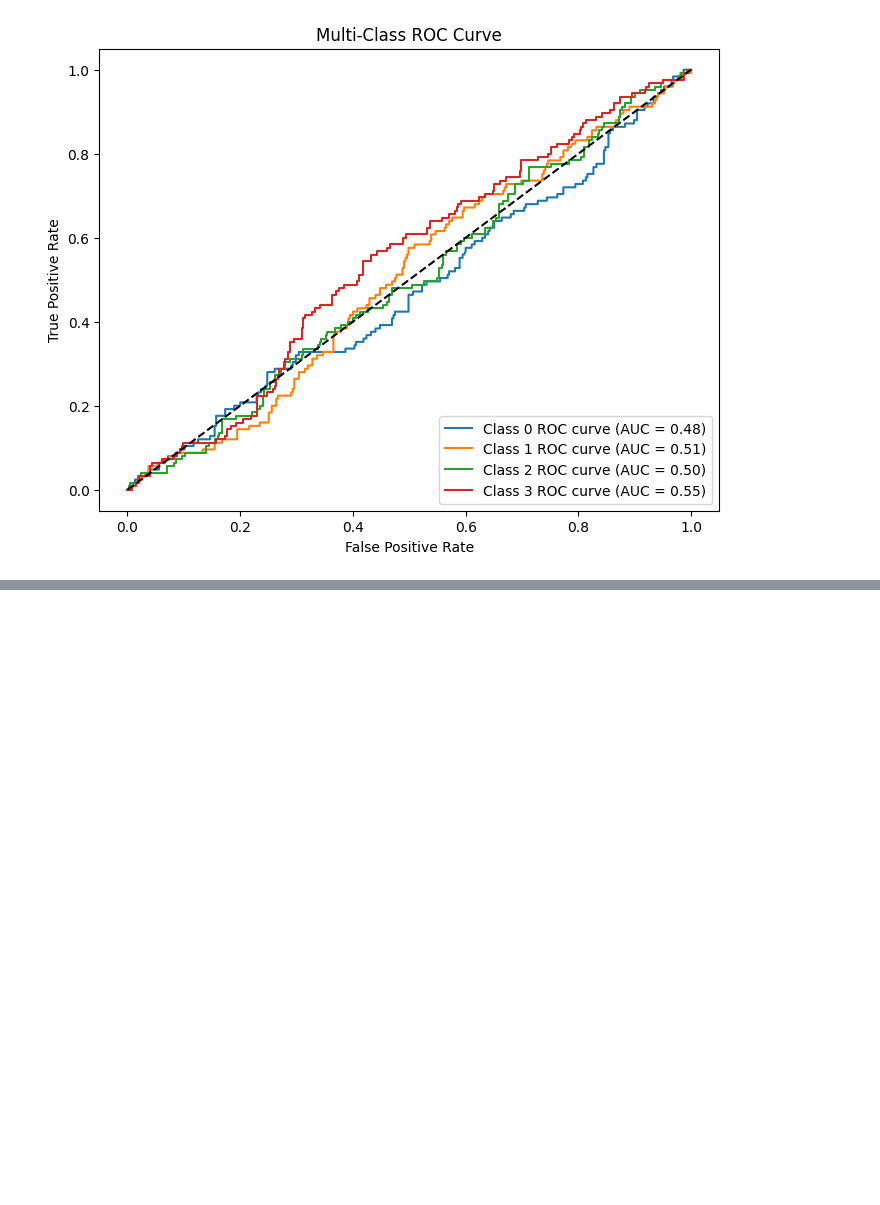
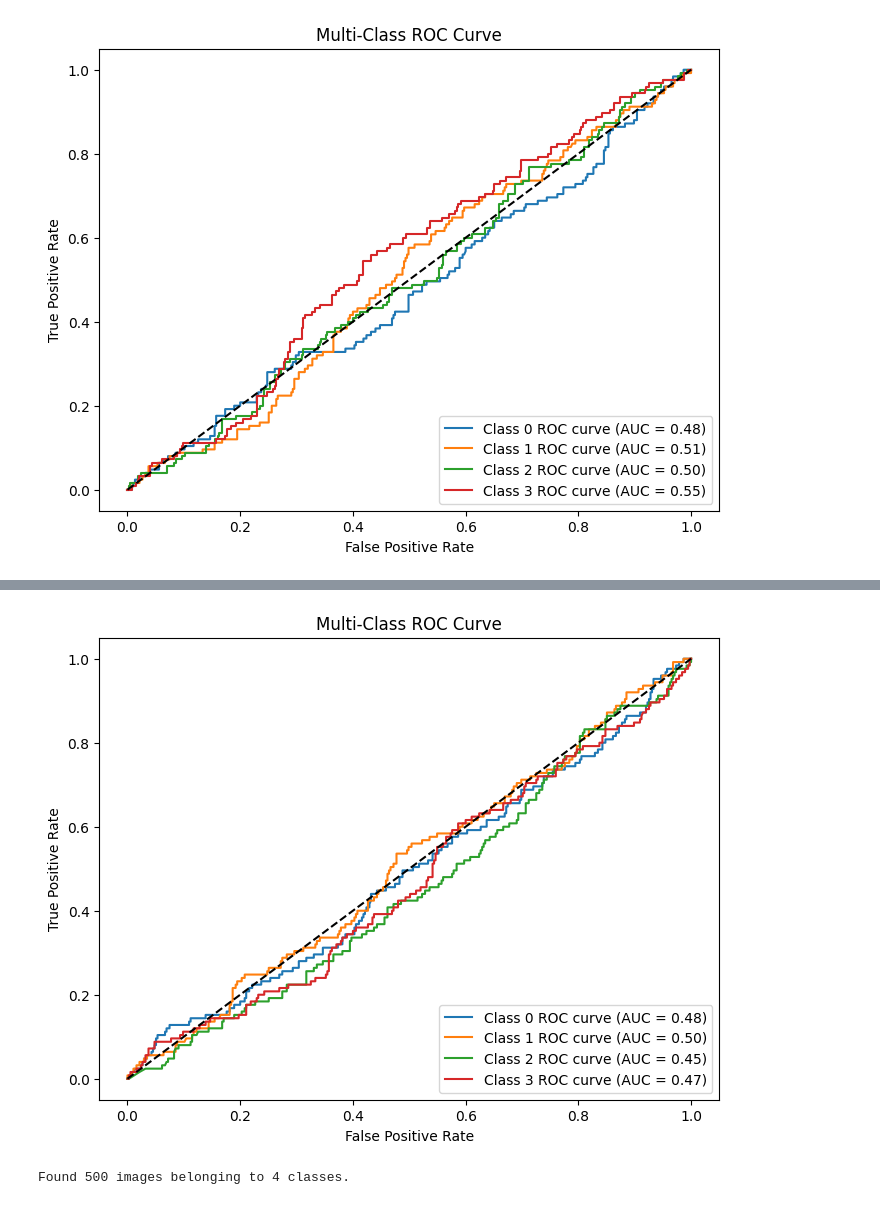
Before and after one commit to fidhaaysha/Brain-tumor-MRI-Image-classification, a Jupyter notebook: BRAIN_TUMOR_MRI_IMAGE_CLASSIFICATION.ipynb, the cells around one changed output, grey strips where cells are left out. Cells and saved outputs as stored; diff of their text form; code cells hidden in the pictures; blank space fills up the shorter version.

```diff
--- a/BRAIN_TUMOR_MRI_IMAGE_CLASSIFICATION.ipynb
+++ b/BRAIN_TUMOR_MRI_IMAGE_CLASSIFICATION.ipynb
@@ -485,0 +599,3 @@ plt.show()
+# %%
+y_pred = optimized_cnn_model.predict(validation_generator, verbose=1)
+y_true = validation_generator.classes
@@ -485,0 +604,22 @@ plt.show()
+# %%
+n_classes = validation_generator.num_classes
+fpr = dict()
+tpr = dict()
+roc_auc = dict()
+
+for i in range(n_classes):
+    fpr[i], tpr[i], _ = roc_curve(y_true == i, y_pred[:, i])
+    roc_auc[i] = auc(fpr[i], tpr[i])
+
+plt.figure(figsize=(8, 6))
+for i in range(n_classes):
+    plt.plot(fpr[i], tpr[i], label=f'Class {i} ROC curve (AUC = {roc_auc[i]:.2f})')
+
+plt.plot([0, 1], [0, 1], 'k--')
+plt.xlabel('False Positive Rate')
+plt.ylabel('True Positive Rate')
+plt.title('Multi-Class ROC Curve')
+plt.legend(loc='lower right')
+plt.show()
+# %% [output]
+[figure, added]
@@ -485,0 +661,11 @@ plt.show()
+# %%
+image_size = (224, 224)
+batch_size = 32
+validation_generator = test_datagen.flow_from_directory(
+    test_subset_path,
+    target_size=image_size,
+    batch_size=batch_size,
+    class_mode='categorical'
+)
+# %% [output]
+Found 500 images belonging to 4 classes.
```
Also changed, not shown: parts of 23 cells of this notebook.
